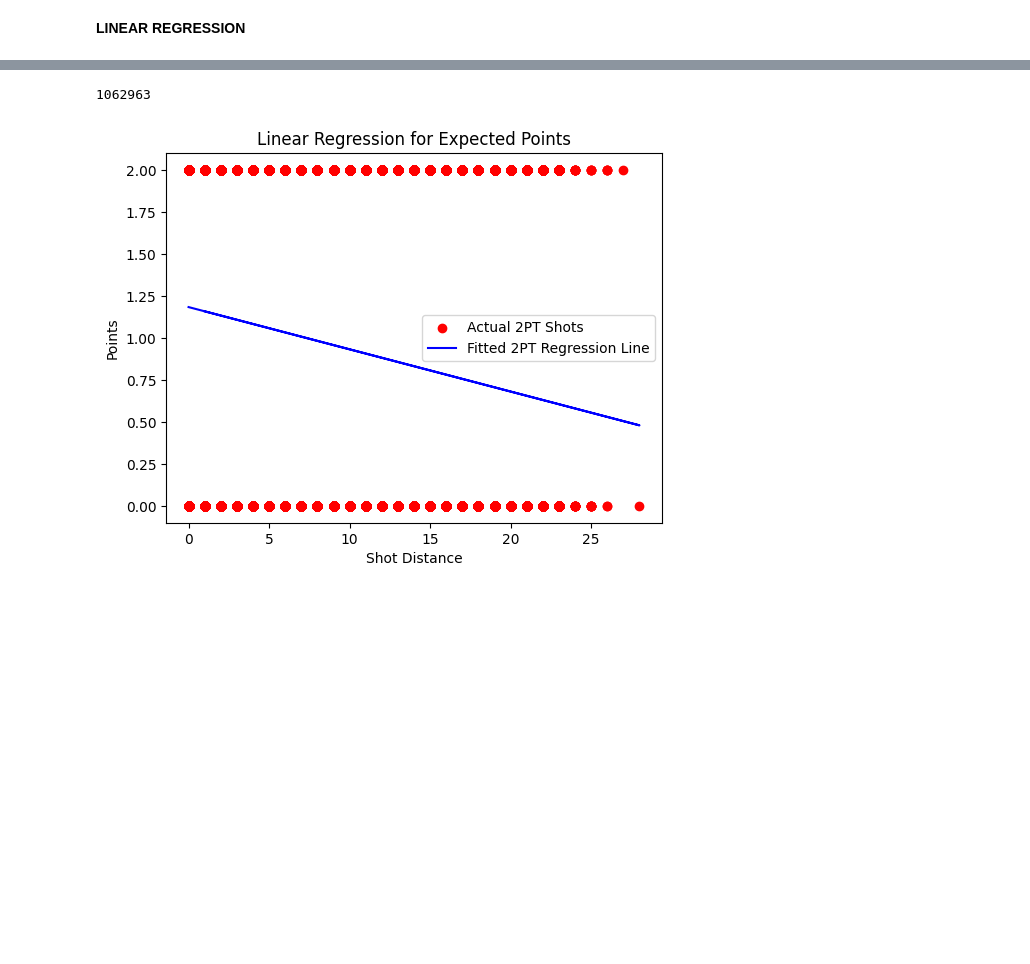
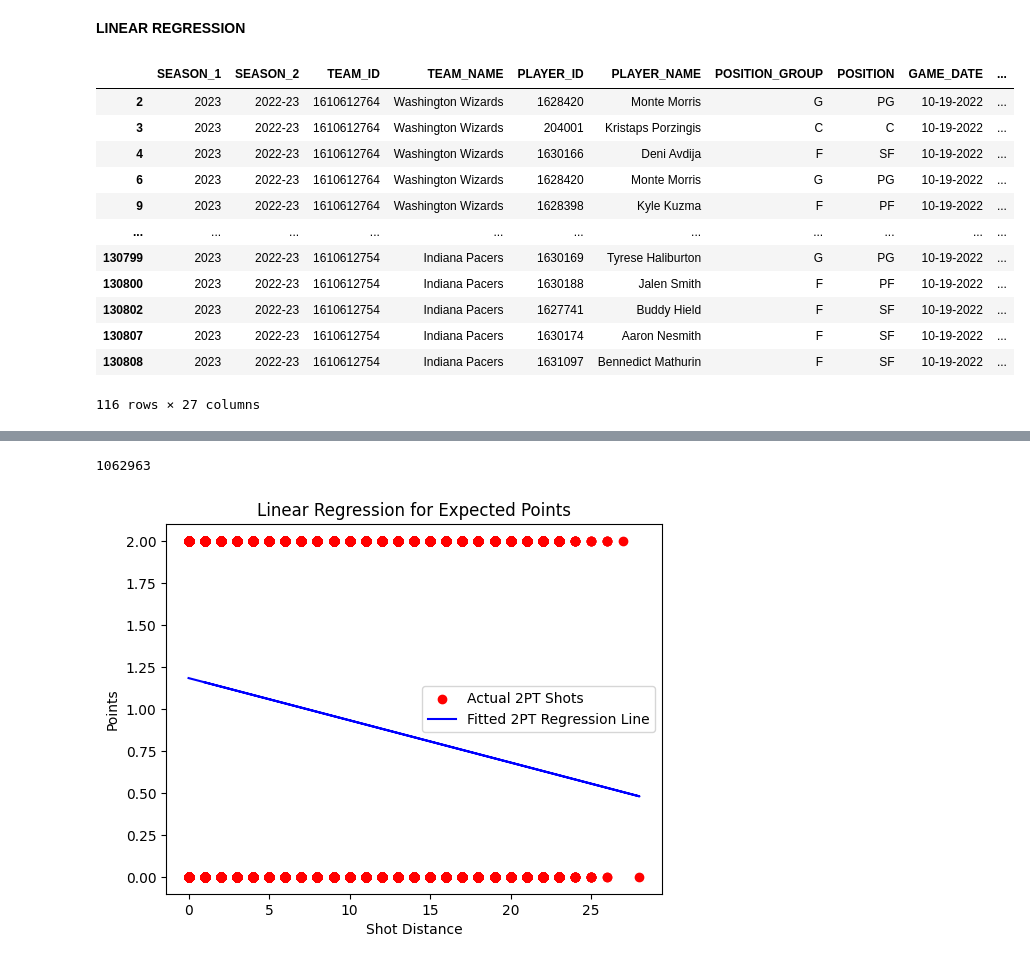
Before and after one commit to Axeeh/NBA_Project, a Jupyter notebook: Progetto_crudo.ipynb, the cells around one changed output, grey strips where cells are left out. Cells and saved outputs as stored; diff of their text form; code cells hidden in the pictures; blank space fills up the shorter version.

```diff
--- a/Progetto_crudo.ipynb
+++ b/Progetto_crudo.ipynb
@@ -340,9 +408,25 @@ data_shots['POINTS'] = data_shots.apply(calculate_points, axis=1)
 # %%
 from sklearn.linear_model import LinearRegression
 
 # Separate data for 2PT and 3PT shots
 data_2pt = data_shots[data_shots['SHOT_TYPE'] == '2PT Field Goal']
 data_3pt = data_shots[data_shots['SHOT_TYPE'] == '3PT Field Goal']
+
+data_2pt[data_2pt["GAME_ID"] == 22200004]
+# %% [output]
+|  | SEASON_1 | SEASON_2 | TEAM_ID | TEAM_NAME | PLAYER_ID | PLAYER_NAME | POSITION_GROUP | POSITION | GAME_DATE | ... |
+| 2 | 2023 | 2022-23 | 1610612764 | Washington Wizards | 1628420 | Monte Morris | G | PG | 10-19-2022 | ... |
+| 3 | 2023 | 2022-23 | 1610612764 | Washington Wizards | 204001 | Kristaps Porzingis | C | C | 10-19-2022 | ... |
+| 4 | 2023 | 2022-23 | 1610612764 | Washington Wizards | 1630166 | Deni Avdija | F | SF | 10-19-2022 | ... |
+| 6 | 2023 | 2022-23 | 1610612764 | Washington Wizards | 1628420 | Monte Morris | G | PG | 10-19-2022 | ... |
+| 9 | 2023 | 2022-23 | 1610612764 | Washington Wizards | 1628398 | Kyle Kuzma | F | PF | 10-19-2022 | ... |
+| ... | ... | ... | ... | ... | ... | ... | ... | ... | ... | ... |
+| 130799 | 2023 | 2022-23 | 1610612754 | Indiana Pacers | 1630169 | Tyrese Haliburton | G | PG | 10-19-2022 | ... |
+| 130800 | 2023 | 2022-23 | 1610612754 | Indiana Pacers | 1630188 | Jalen Smith | F | PF | 10-19-2022 | ... |
+| 130802 | 2023 | 2022-23 | 1610612754 | Indiana Pacers | 1627741 | Buddy Hield | F | SF | 10-19-2022 | ... |
+| 130807 | 2023 | 2022-23 | 1610612754 | Indiana Pacers | 1630174 | Aaron Nesmith | F | SF | 10-19-2022 | ... |
+| 130808 | 2023 | 2022-23 | 1610612754 | Indiana Pacers | 1631097 | Bennedict Mathurin | F | SF | 10-19-2022 | ... |
+116 rows × 27 columns
 # %%
 # Fit linear regression models for 2PT and 3PT shots
 model_2pt = LinearRegression()
```
Also changed, not shown: parts of 17 cells of this notebook.
